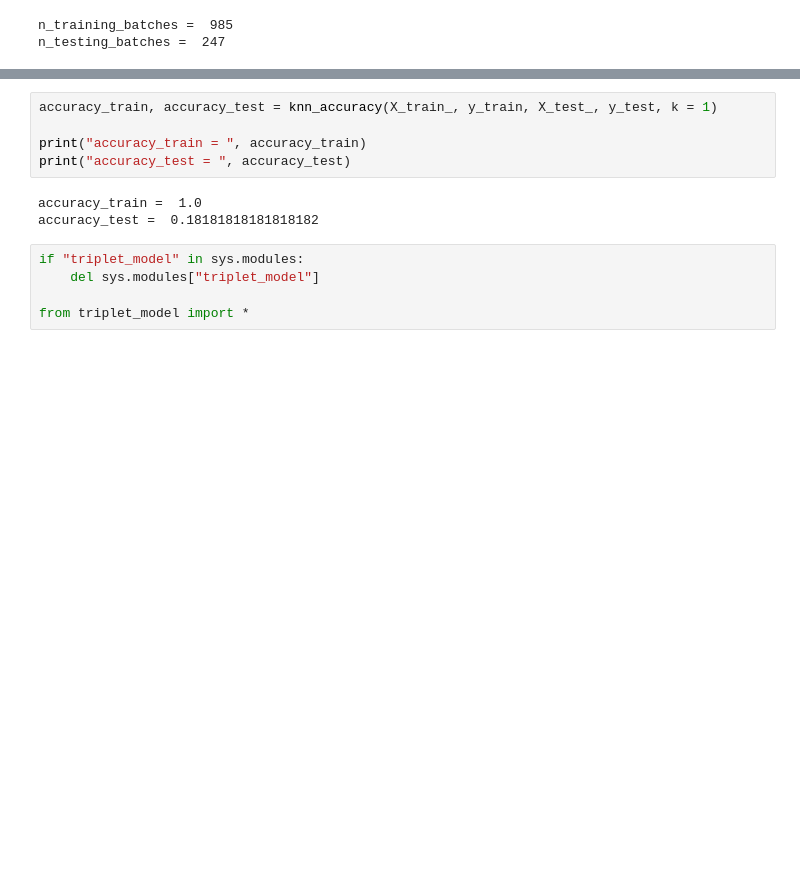
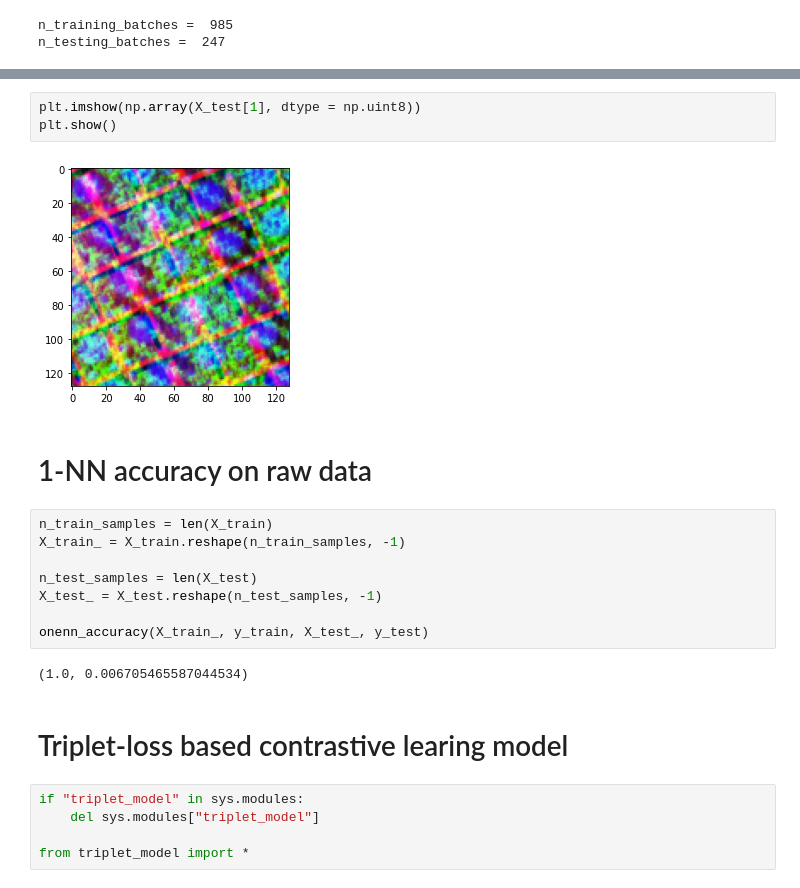
Before and after one commit to sudormroot/masters_thesis_code, a Jupyter notebook: triplet_plus_simple.ipynb, the cells around one changed output, grey strips where cells are left out. Cells and saved outputs as stored; diff of their text form; blank space fills up the shorter version.

```diff
--- a/triplet_plus_simple.ipynb
+++ b/triplet_plus_simple.ipynb
@@ -113,11 +161,22 @@ for data, labels in dataset_training.take(1):
+# %%
+plt.imshow(np.array(X_test[1], dtype = np.uint8))
+plt.show()
+# %% [output]
+[figure, added]
+# %% [markdown]
+# 1-NN accuracy on raw data
 # %%
-accuracy_train, accuracy_test = knn_accuracy(X_train_, y_train, X_test_, y_test, k = 1)
+n_train_samples = len(X_train)
+X_train_ = X_train.reshape(n_train_samples, -1)
 
-print("accuracy_train = ", accuracy_train)
-print("accuracy_test = ", accuracy_test)
+n_test_samples = len(X_test)
+X_test_ = X_test.reshape(n_test_samples, -1)
+
+onenn_accuracy(X_train_, y_train, X_test_, y_test)
 # %% [output]
-accuracy_train =  1.0
-accuracy_test =  0.18181818181818182
+(1.0, 0.006705465587044534)
+# %% [markdown]
+# Triplet-loss based contrastive learing model
 # %%
 if "triplet_model" in sys.modules:
     del sys.modules["triplet_model"]
```
Also changed, not shown: parts of 11 cells of this notebook, 3 other files.
